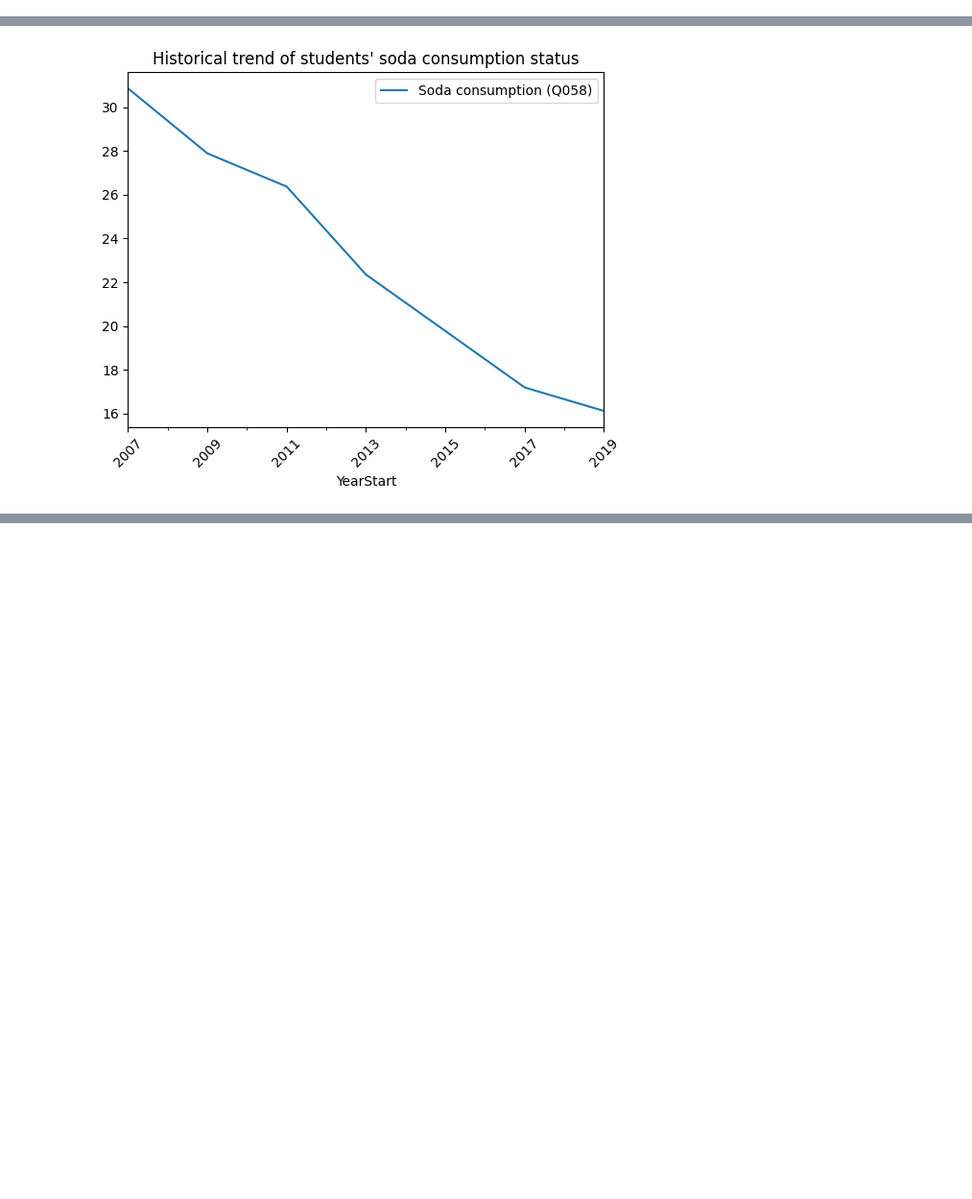
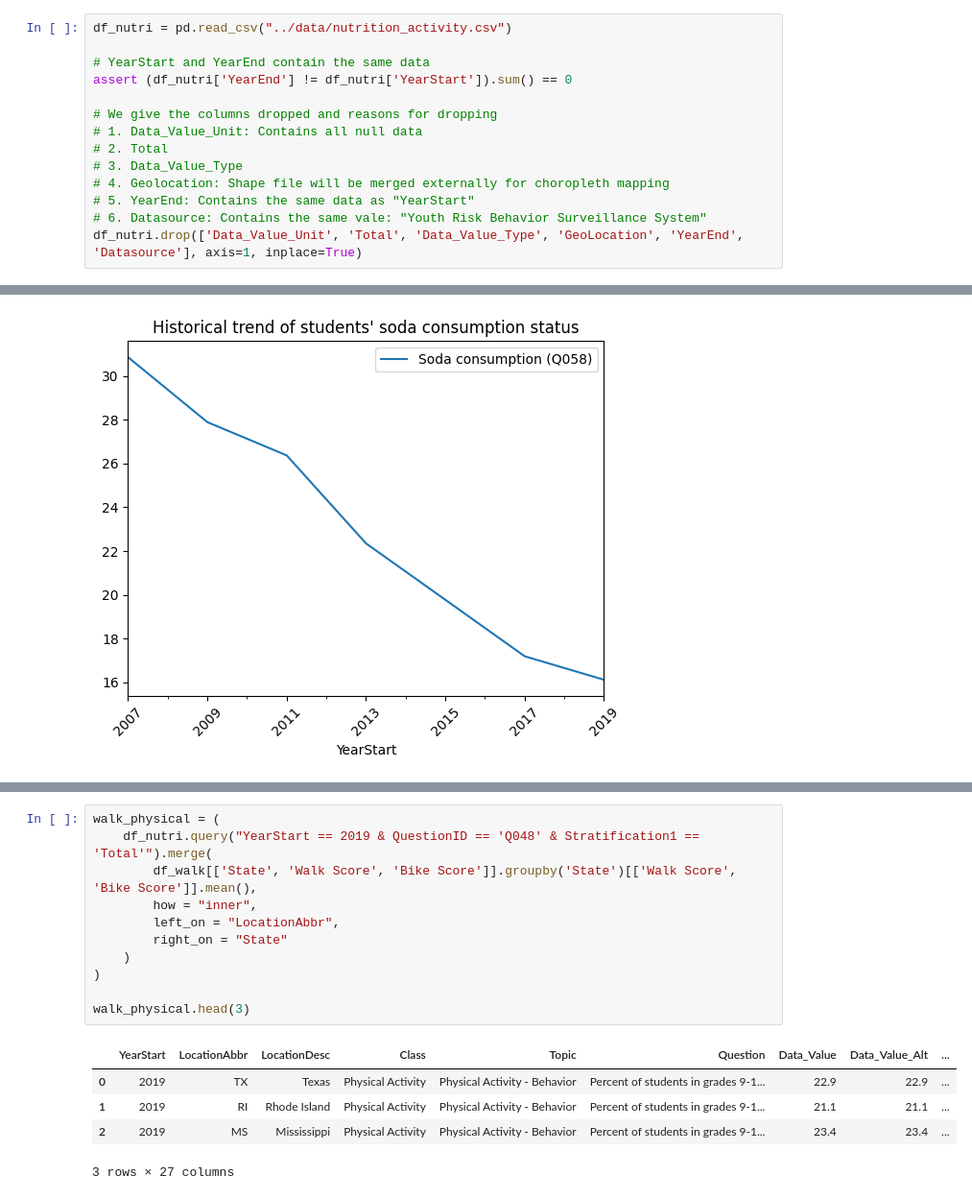
Before and after one commit to Ludougan123234/si618-project, a Jupyter notebook: nb/randy.ipynb, the cells around one changed output, grey strips where cells are left out. Shown at 96% size. Cells and saved outputs as stored; diff of their text form; blank space fills up the shorter version.

```diff
--- a/nb/randy.ipynb
+++ b/nb/randy.ipynb
@@ -32,3 +32,17 @@ df_nutri.drop(['Data_Value_Unit', 'Total', 'Data_Value_Type', 'GeoLocation'], ax
+# %%
+df_nutri = pd.read_csv("../data/nutrition_activity.csv")
+
+# YearStart and YearEnd contain the same data
+assert (df_nutri['YearEnd'] != df_nutri['YearStart']).sum() == 0
+
+# We give the columns dropped and reasons for dropping
+# 1. Data_Value_Unit: Contains all null data
+# 2. Total
+# 3. Data_Value_Type
+# 4. Geolocation: Shape file will be merged externally for choropleth mapping
+# 5. YearEnd: Contains the same data as "YearStart"
+# 6. Datasource: Contains the same vale: "Youth Risk Behavior Surveillance System"
+df_nutri.drop(['Data_Value_Unit', 'Total', 'Data_Value_Type', 'GeoLocation', 'YearEnd', 'Datasource'], axis=1, inplace=True)
 # %%
 df_nutri.columns
 # %% [output]
@@ -183,0 +208,17 @@ L.get_texts()[0].set_text('Soda consumption (Q058)')
+# %%
+walk_physical = (
+    df_nutri.query("YearStart == 2019 & QuestionID == 'Q048' & Stratification1 == 'Total'").merge(
+        df_walk[['State', 'Walk Score', 'Bike Score']].groupby('State')[['Walk Score', 'Bike Score']].mean(),
+        how = "inner",
+        left_on = "LocationAbbr",
+        right_on = "State"
+    )
+)
+
+walk_physical.head(3)
+# %% [output]
+|  | YearStart | LocationAbbr | LocationDesc | Class | Topic | Question | Data_Value | Data_Value_Alt | ... |
+| 0 | 2019 | TX | Texas | Physical Activity | Physical Activity - Behavior | Percent of students in grades 9-1... | 22.9 | 22.9 | ... |
+| 1 | 2019 | RI | Rhode Island | Physical Activity | Physical Activity - Behavior | Percent of students in grades 9-1... | 21.1 | 21.1 | ... |
+| 2 | 2019 | MS | Mississippi | Physical Activity | Physical Activity - Behavior | Percent of students in grades 9-1... | 23.4 | 23.4 | ... |
+3 rows × 27 columns
```
Also changed, not shown: parts of 6 cells of this notebook, 1 other file.
